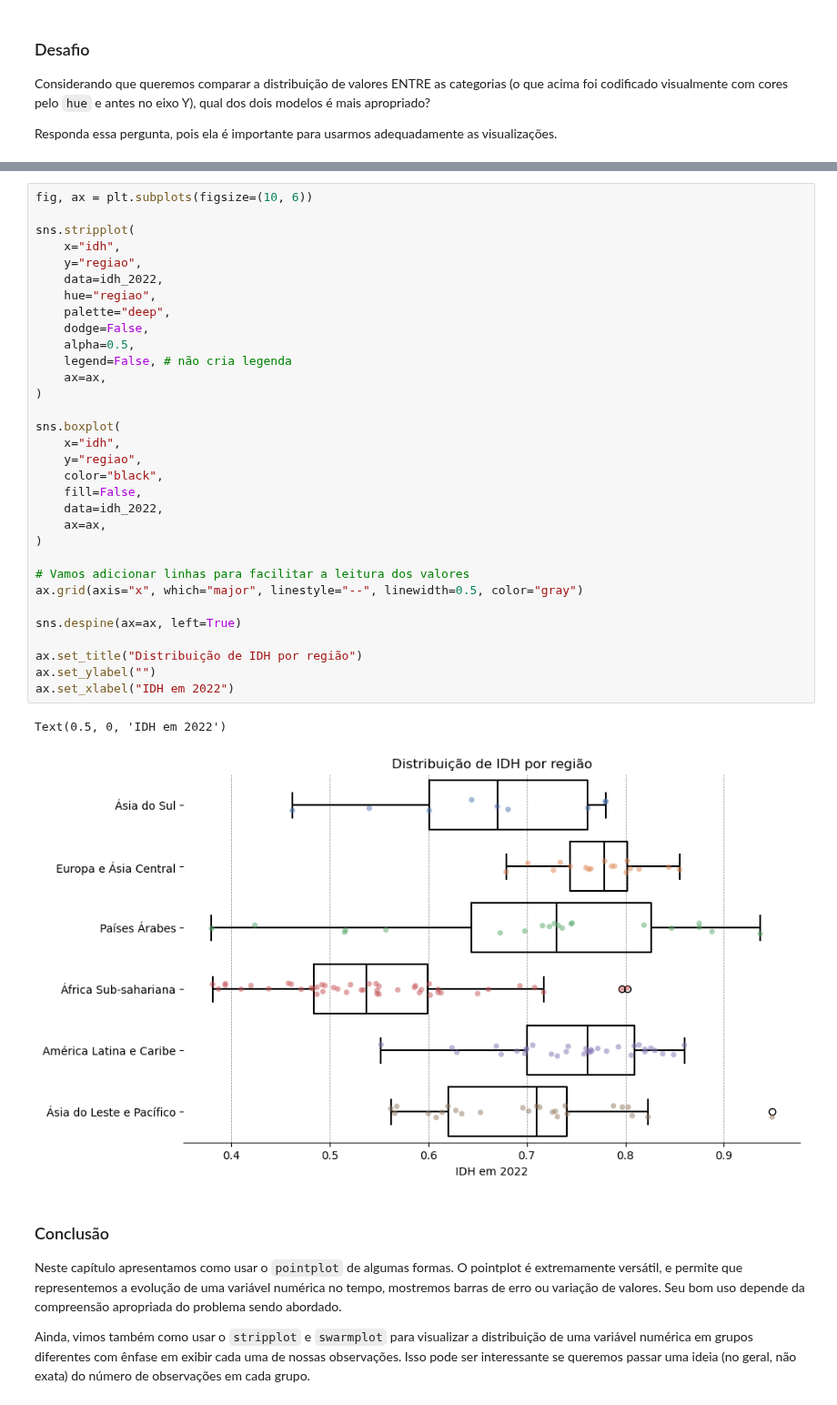
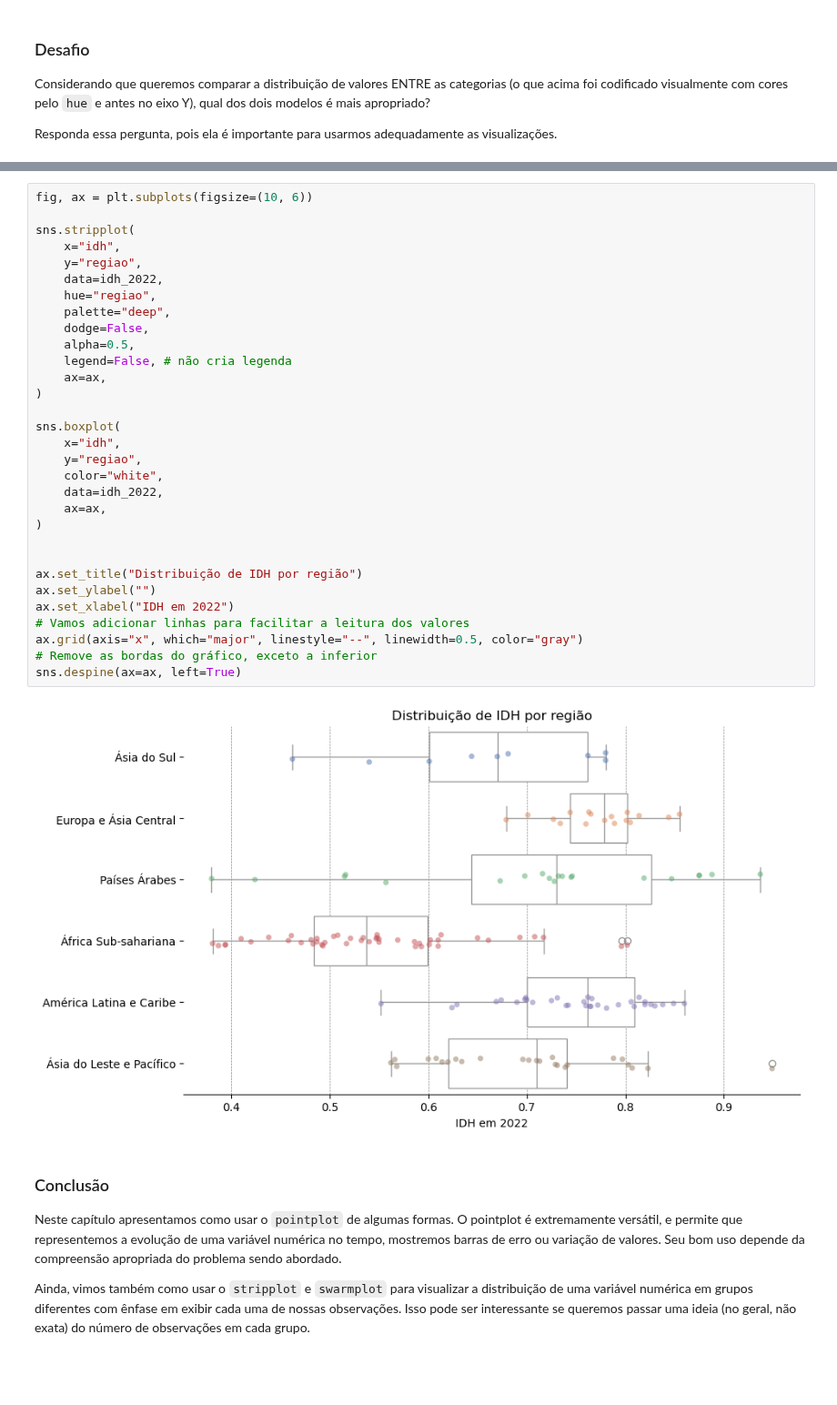
Before and after one commit to lthevenard/curso_prog, a Jupyter notebook: assets/_hidden/apostila_capitulo_6.ipynb, the cells around one changed output, grey strips where cells are left out. Shown at 91% size. Cells and saved outputs as stored; diff of their text form; blank space fills up the shorter version.

```diff
--- a/assets/_hidden/apostila_capitulo_6.ipynb
+++ b/assets/_hidden/apostila_capitulo_6.ipynb
@@ -224,38 +230,36 @@ Para isso, combinamos o `stripplot` com o `boxplot`. Você não precisa se preoc
 # %%
 fig, ax = plt.subplots(figsize=(10, 6))
 
 sns.stripplot(
     x="idh",
     y="regiao",
     data=idh_2022,
     hue="regiao",
     palette="deep",
     dodge=False,
     alpha=0.5,
     legend=False, # não cria legenda
     ax=ax,
 )
 
 sns.boxplot(
     x="idh",
     y="regiao",
-    color="black",
-    fill=False,
+    color="white",
     data=idh_2022,
     ax=ax,
 )
 
-# Vamos adicionar linhas para facilitar a leitura dos valores
-ax.grid(axis="x", which="major", linestyle="--", linewidth=0.5, color="gray")
-
-sns.despine(ax=ax, left=True)
 
 ax.set_title("Distribuição de IDH por região")
 ax.set_ylabel("")
 ax.set_xlabel("IDH em 2022")
+# Vamos adicionar linhas para facilitar a leitura dos valores
+ax.grid(axis="x", which="major", linestyle="--", linewidth=0.5, color="gray")
+# Remove as bordas do gráfico, exceto a inferior
+sns.despine(ax=ax, left=True)
 # %% [output]
-Text(0.5, 0, 'IDH em 2022')
-[figure, old version]
+[figure, new version]
 # %% [markdown]
 ### Conclusão
 
```
Also changed, not shown: parts of 5 cells of this notebook.
